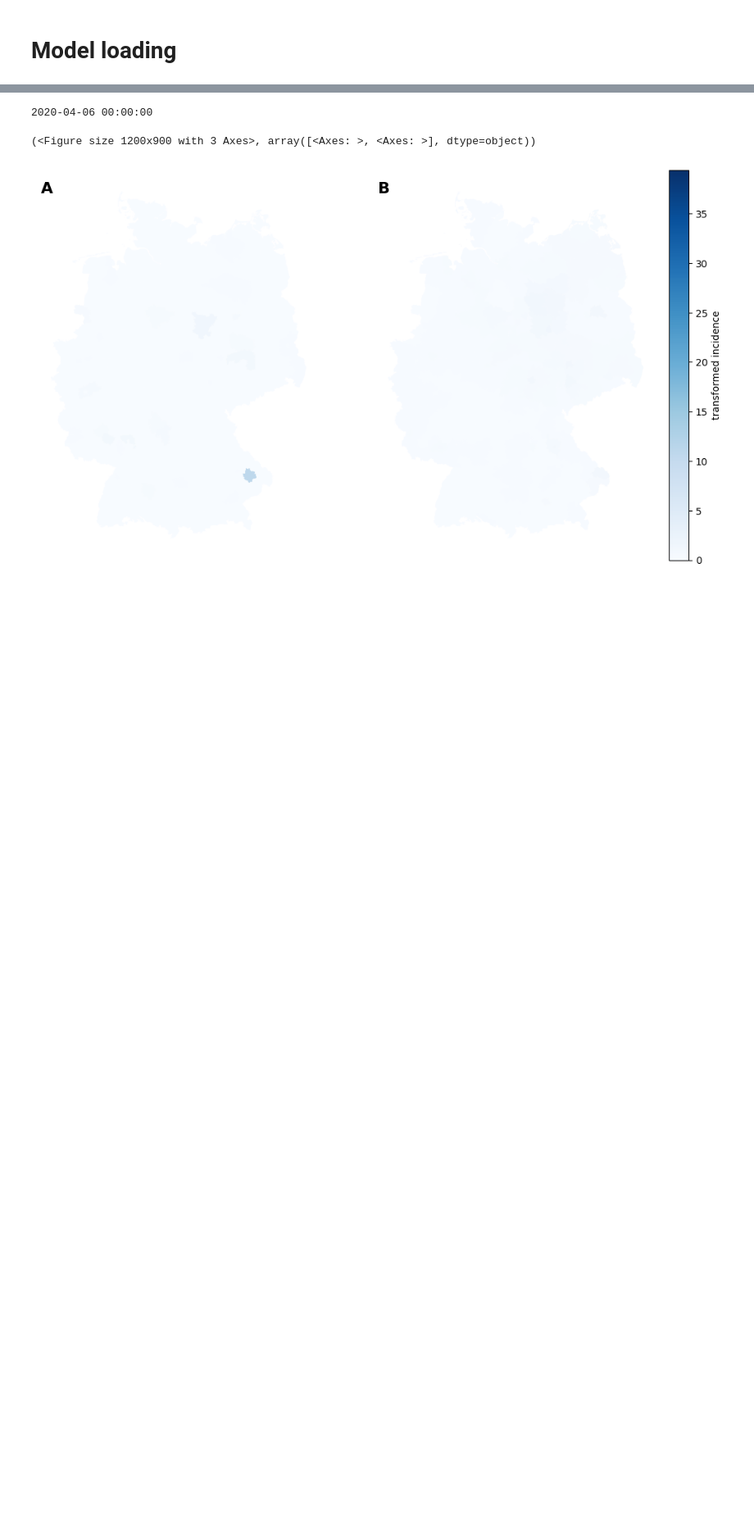
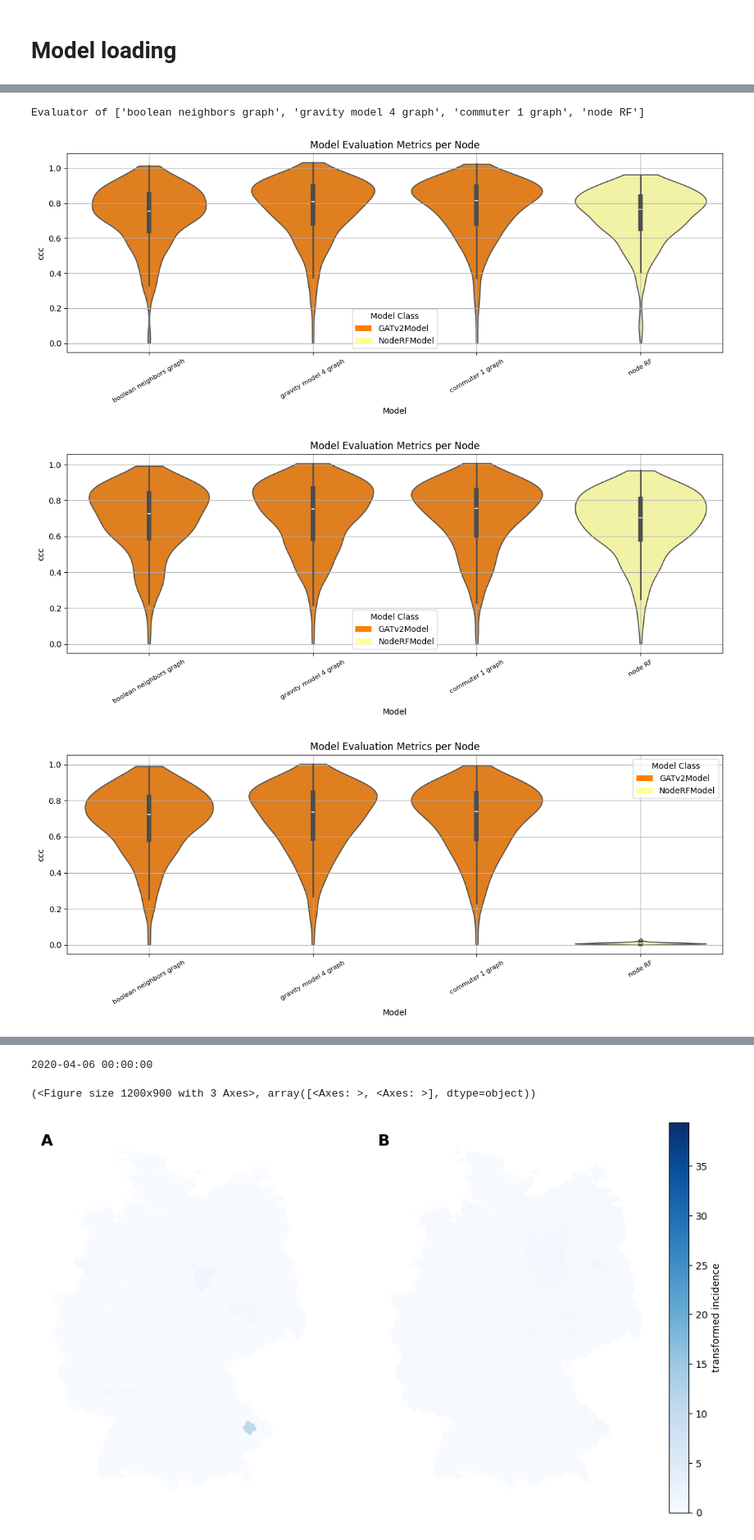
Before and after one commit to stends2001/infectious_disease_gnn, a Jupyter notebook: src/notebooks_storyline/4. TGCNs1.ipynb, the cells around one changed output, grey strips where cells are left out. Shown at 82% size. Drawn from its saved outputs; the diff is of its cells as text; code cells hidden in the pictures; blank space fills up the shorter version.

```diff
--- a/src/notebooks_storyline/4. TGCNs1.ipynb
+++ b/src/notebooks_storyline/4. TGCNs1.ipynb
@@ -66 +192,5 @@ TGCNModel(name='temporal_gcn__commuter_t1000_selfmean_rowwise', strategy='Standa
+# %%
+from src.evaluation import Evaluator
+
+evallign = Evaluator([ml1,ml2,ml3,rfmodel], 1 )
 # %%
@@ -73,0 +203,10 @@ ml.show_forecasts('test',26)
+# %%
+evallign.plot_metric('ccc',0)
+evallign.plot_metric('ccc',1)
+evallign.plot_metric('ccc',2)
+evallign.plot_metric('ccc',3)
+# %% [output]
+Evaluator of ['boolean neighbors graph', 'gravity model 4 graph', 'commuter 1 graph', 'node RF']
+[figure, added]
+[figure, added]
+[figure, added]
```
Also changed, not shown: parts of 8 cells of this notebook, 59 other files.
